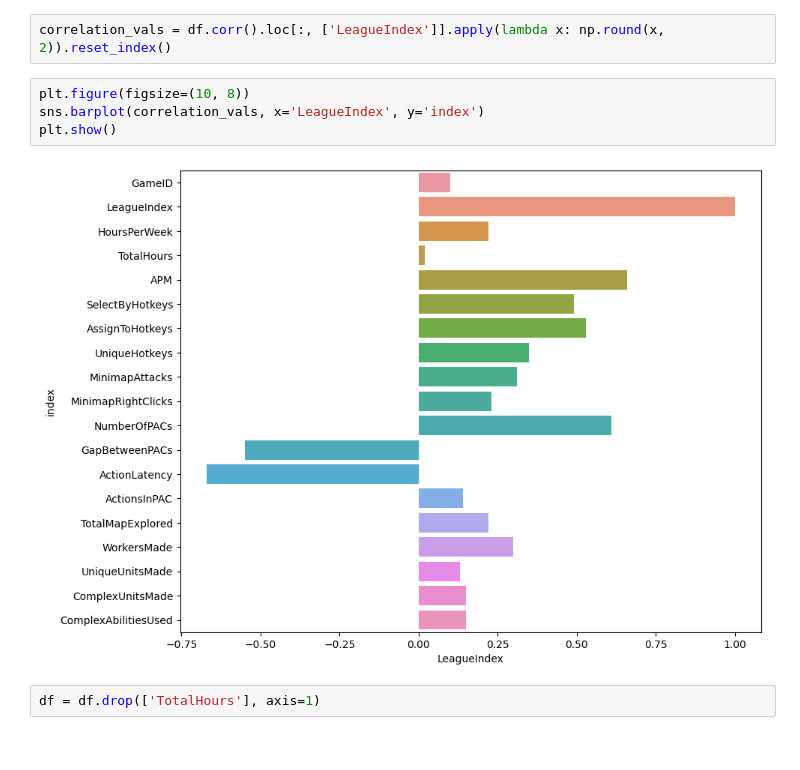
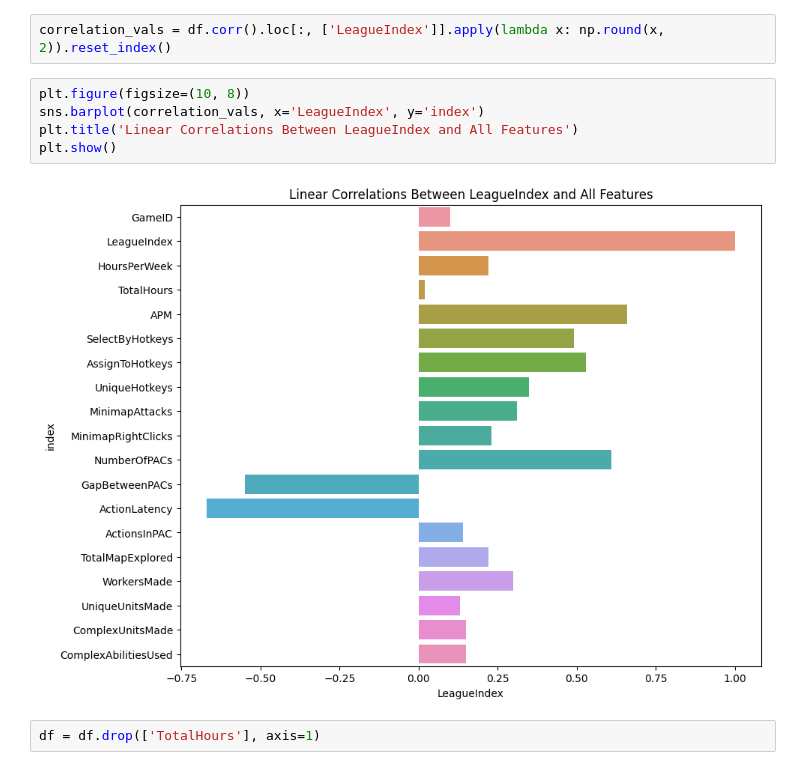
Before and after one commit to Ethan-Shapiro/EG-Starcraft-II-Project, a Jupyter notebook: notebook.ipynb, the cells around one changed output. Drawn from its saved outputs; the diff is of its cells as text.

```diff
--- a/notebook.ipynb
+++ b/notebook.ipynb
@@ -378,9 +366,10 @@ correlation_vals = df.corr().loc[:, ['LeagueIndex']].apply(lambda x: np.round(x,
 # %%
 plt.figure(figsize=(10, 8))
 sns.barplot(correlation_vals, x='LeagueIndex', y='index')
+plt.title('Linear Correlations Between LeagueIndex and All Features')
 plt.show()
 # %% [output]
-[figure, old version]
+[figure, new version]
 # %%
 df = df.drop(['TotalHours'], axis=1)
 # %% [markdown]
```
Also changed, not shown: parts of 3 cells of this notebook.
